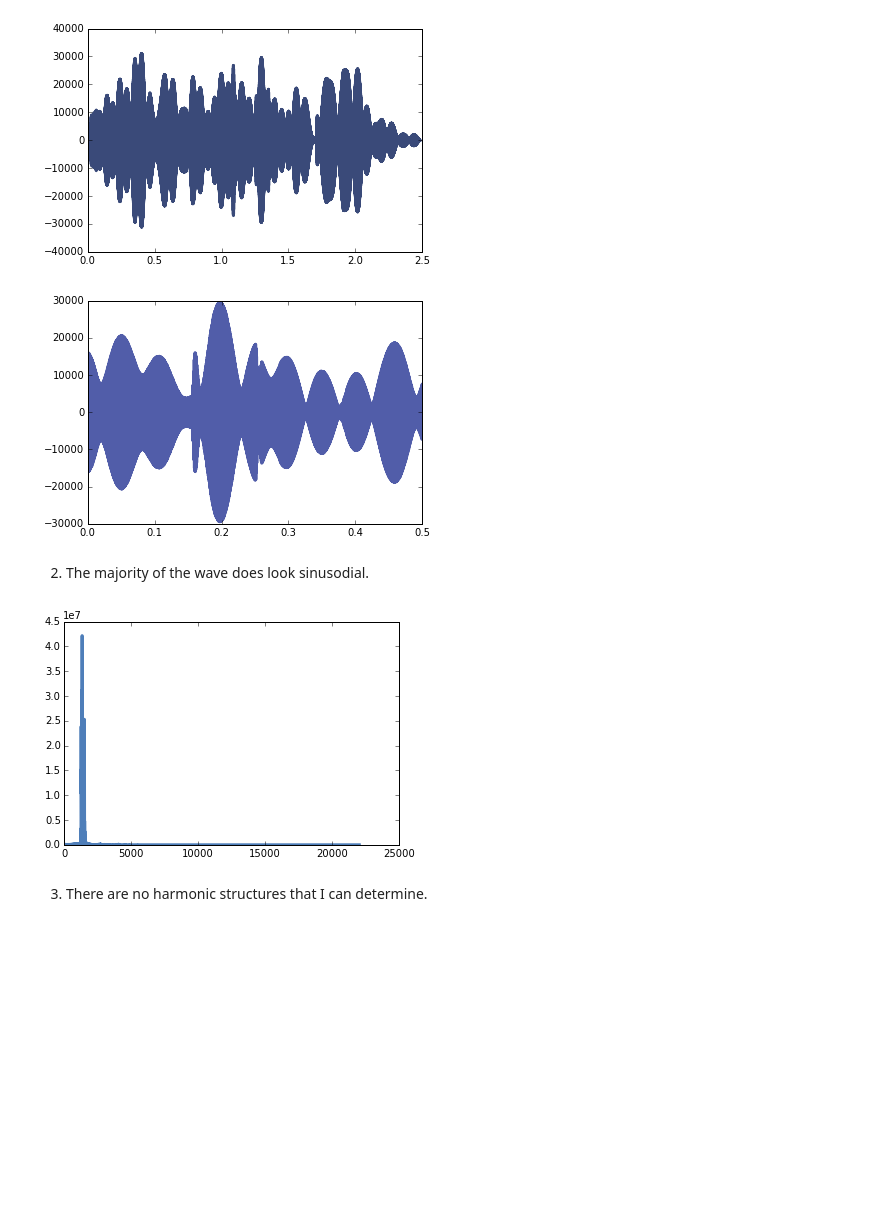
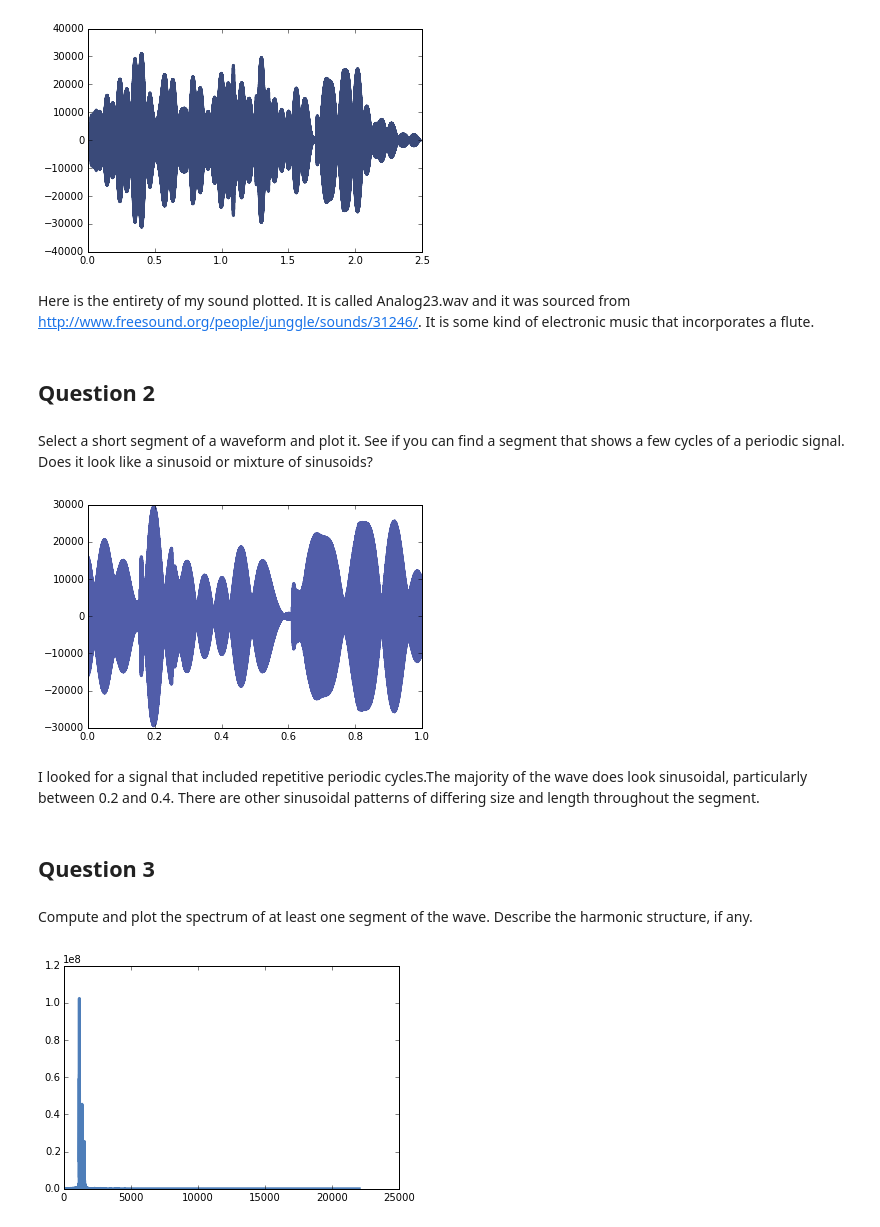
Before and after one commit to megsaysrawr/ThinkDSP, a Jupyter notebook: code/ps01.ipynb, the cells around one changed output. Drawn from its saved outputs; the diff is of its cells as text; code cells hidden in the pictures; blank space fills up the shorter version.

```diff
--- a/code/ps01.ipynb
+++ b/code/ps01.ipynb
@@ -14,19 +23,28 @@ Analog23.wav sourced from http://www.freesound.org/people/junggle/sounds/31246/
 wave.plot()
 # %% [output]
 [figure]
+# %% [markdown]
+Here is the entirety of my sound plotted. It is called Analog23.wav and it was sourced from http://www.freesound.org/people/junggle/sounds/31246/.
+It is some kind of electronic music that incorporates a flute.
+# %% [markdown]
+## Question 2
+# %% [markdown]
+Select a short segment of a waveform and plot it.  See if you can find a segment that shows a few cycles of a periodic signal.  Does it look like a sinusoid or mixture of sinusoids?
 # %%
 start = 1.1
-duration = 0.5
+duration = 1
 segment = wave.segment(start, duration)
 segment.plot()
 # %% [output]
-[figure, old version]
+[figure, new version]
-# %% [markdown]
-2) The majority of the wave does look sinusodial.
+# %% [markdown]
+I looked for a signal that included repetitive periodic cycles.The majority of the wave does look sinusoidal, particularly between 0.2 and 0.4. There are other sinusoidal patterns of differing size and length throughout the segment.
+# %% [markdown]
+## Question 3
+# %% [markdown]
+Compute and plot the spectrum of at least one segment of the wave.  Describe the harmonic structure, if any.
 # %%
 spectrum = segment.make_spectrum()
 spectrum.plot()
 # %% [output]
-[figure, old version]
+[figure, new version]
-# %% [markdown]
-3) There are no harmonic structures that I can determine.
```
Also changed, not shown: parts of 62 cells of this notebook, 2 other files.
